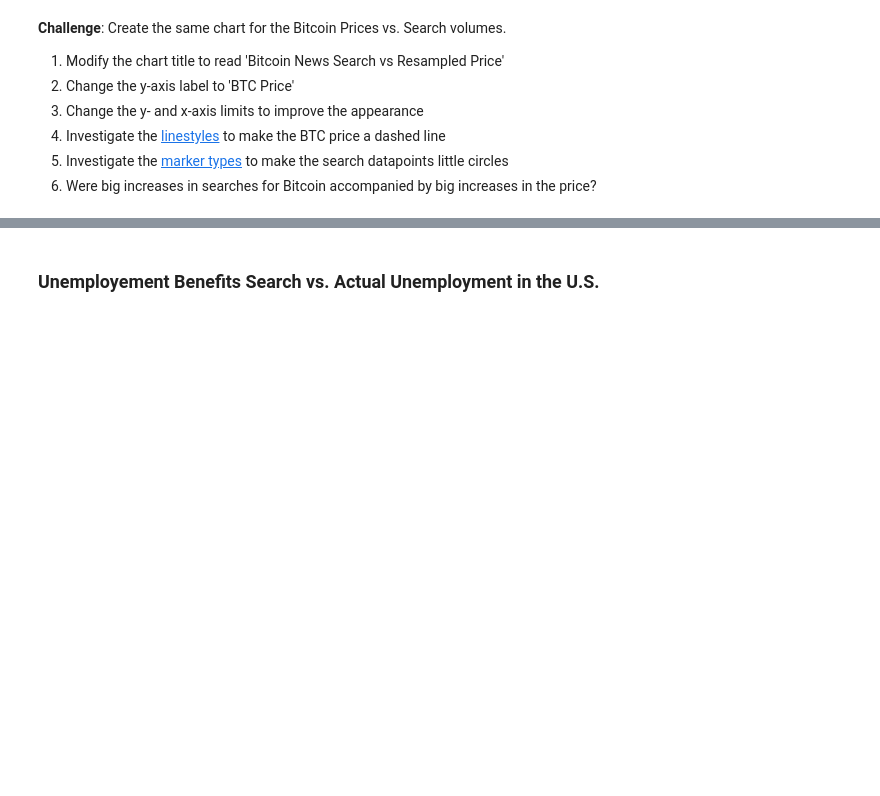
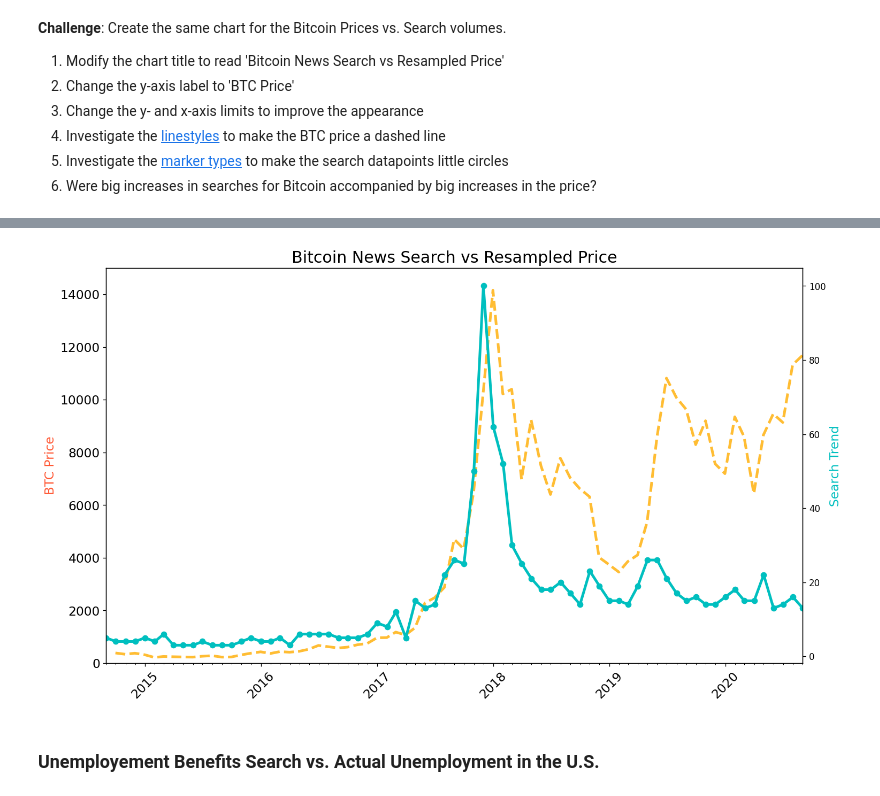
Before and after one commit to ksg-dev/google-trends, a Jupyter notebook: Google Trends and Data Visualisation.ipynb, the cells around one changed output, grey strips where cells are left out. Saved outputs shown, nothing was run; the diff lists cells and outputs as text; code cells hidden in the pictures; blank space fills up the shorter version.

```diff
--- a/Google Trends and Data Visualisation.ipynb
+++ b/Google Trends and Data Visualisation.ipynb
@@ -492,3 +525,39 @@ How to add tick formatting for dates on the x-axis.
+# %%
+# set figure size
+plt.figure(figsize=(14, 8), dpi=120)
+
+# Add title
+plt.title('Bitcoin News Search vs Resampled Price', fontsize=18)
+
+# set font size for ticks, add rotation
+plt.xticks(fontsize=14, rotation=45)
+plt.yticks(fontsize=14)
+
+
+# get current axes, then create another axes that share x
+ax1 = plt.gca()
+ax2 = ax1.twinx()
+
+# add labels
+ax1.set_ylabel('BTC Price', color='#ff5733', fontsize=14)
+ax2.set_ylabel('Search Trend', color='c', fontsize=14)
+
+# Set x and y limits
+ax1.set_ylim([0, 15000])
+ax1.set_xlim([df_btc_search.MONTH.min(), df_btc_search.MONTH.max()])
+
+# plot both
+ax1.plot(df_btc_monthly.DATE, df_btc_monthly.CLOSE, color='#ffbd33', linewidth=3, linestyle='--')
+ax2.plot(df_btc_search.MONTH, df_btc_search.BTC_NEWS_SEARCH, color='c', linewidth=3, marker='o')
+
+# Setting minor and major ticks with date formatter
+ax1.xaxis.set_major_locator(years)
+ax1.xaxis.set_major_formatter(years_fmt)
+ax1.xaxis.set_minor_locator(months)
+
+plt.show()
+# %% [output]
+[figure, added]
 # %% [markdown]
 ### Unemployement Benefits Search vs. Actual Unemployment in the U.S.
 # %% [markdown]
```
Also changed, not shown: parts of 5 cells of this notebook.
